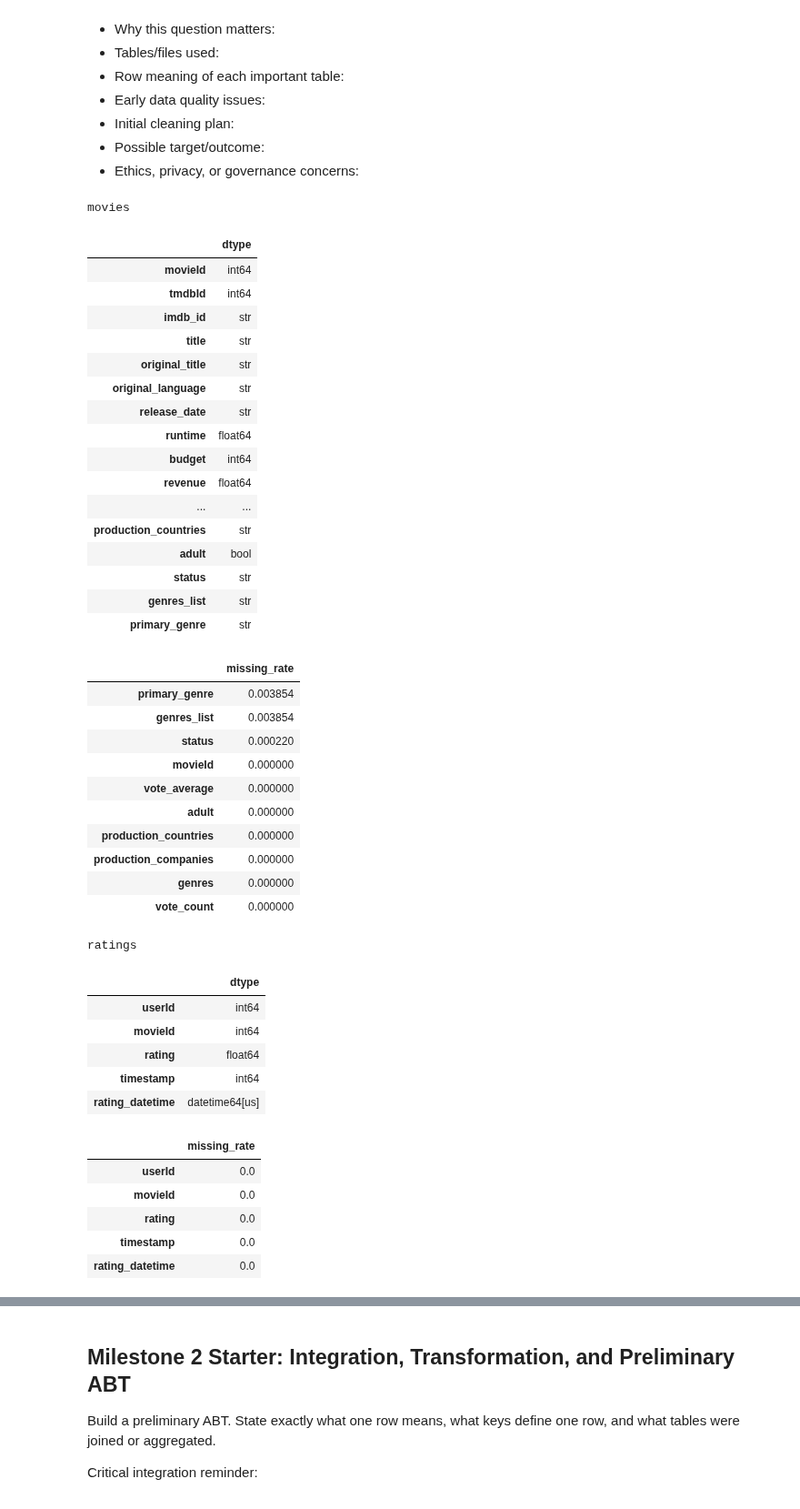
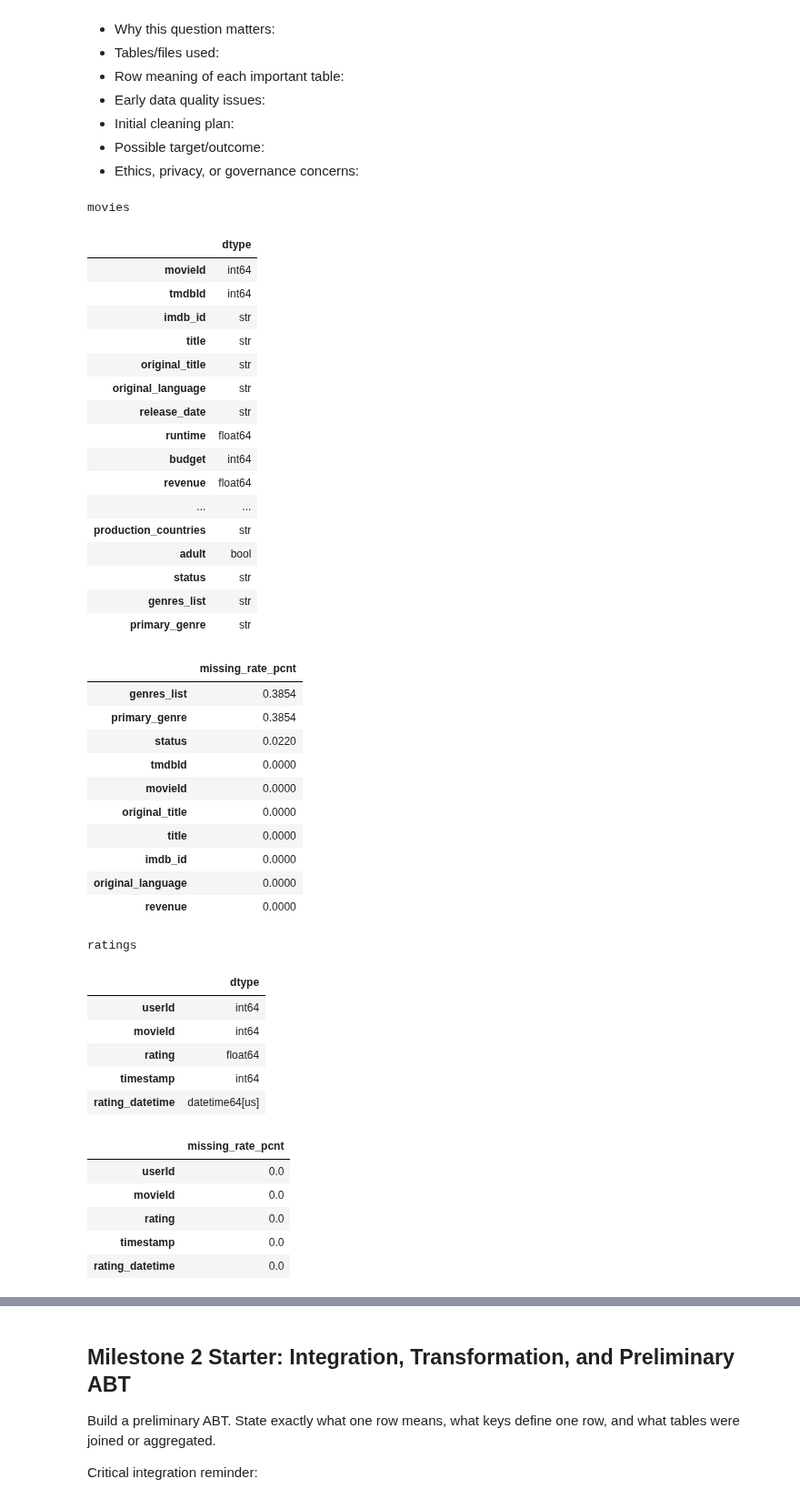
Before and after one commit to ovallemark/ban6003-project-option-1-movies, a Jupyter notebook: notebooks/movies_project_starter.ipynb, the cells around one changed output, grey strips where cells are left out. Shown at 91% size. Saved outputs shown, nothing was run; the diff lists cells and outputs as text; code cells hidden in the pictures.

Commit message:
Complete initial data profiling

```diff
--- a/notebooks/movies_project_starter.ipynb
+++ b/notebooks/movies_project_starter.ipynb
@@ -51,8 +67,22 @@ tables = {
     'ratings': ratings,
     'links': links,
     'credits': credits,
-    'keywords': keywords,
+    'keywords': keywords
 }
+
+#movies = pd.read_csv(DATA_DIR / 'movies_metadata.csv')
+#ratings = pd.read_csv(DATA_DIR / 'ratings.csv', parse_dates=['rating_datetime'])
+#links = pd.read_csv(DATA_DIR / 'links.csv')
+#credits = pd.read_csv(DATA_DIR / 'credits_curated.csv')
+#keywords = pd.read_csv(DATA_DIR / 'keywords_curated.csv')
+
+#tables = {
+#    'movies': movies,
+#    'ratings': ratings,
+#    'links': links,
+#    'credits': credits,
+#    'keywords': keywords,
+#}
 # %% [markdown]
 ## Basic Data Profile
 
@@ -95,9 +128,20 @@ for name, df in tables.items():
         'rows': len(df),
         'columns': df.shape[1],
         'duplicate_rows': int(df.duplicated().sum()),
-        'missing_cells': int(df.isna().sum().sum()),
+        'missing_cells': int(df.isna().sum().sum())
     })
 pd.DataFrame(profile_rows)
+
+#profile_rows = []
+#for name, df in tables.items():
+#    profile_rows.append({
+#        'table': name,
+#        'rows': len(df),
+#        'columns': df.shape[1],
+#        'duplicate_rows': int(df.duplicated().sum()),
+#        'missing_cells': int(df.isna().sum().sum()),
+#    })
+#pd.DataFrame(profile_rows)
 # %% [output]
 |  | table | rows | columns | duplicate_rows | missing_cells |
 | 0 | movies | 9082 | 21 | 0 | 72 |
@@ -166,39 +229,44 @@ Use this cell to draft the narrative required by the Canvas Milestone 1 page.
 # %%
 # Milestone 1 starter checks
 for name, df in tables.items():
     print(f'\n{name}')
     display(df.dtypes.to_frame('dtype').head(20))
-    display(df.isna().mean().sort_values(ascending=False).head(10).to_frame('missing_rate'))
+    display((df.isna().mean()*100).round(4).sort_values(ascending=False).head(10).to_frame('missing_rate_pcnt'))
+
+#for name, df in tables.items():
+#    print(f'\n{name}')
+#    display(df.dtypes.to_frame('dtype').head(20))
+#    display(df.isna().mean().sort_values(ascending=False).head(10).to_frame('missing_rate'))
 # %% [output]
 movies
 |  | dtype |
 | movieId | int64 |
 | tmdbId | int64 |
 | imdb_id | str |
 | title | str |
 | original_title | str |
 | original_language | str |
 | release_date | str |
 | runtime | float64 |
 | budget | int64 |
 | revenue | float64 |
 | ... | ... |
 | production_countries | str |
 | adult | bool |
 | status | str |
 | genres_list | str |
 | primary_genre | str |
-|  | missing_rate |
-| primary_genre | 0.003854 |
-| genres_list | 0.003854 |
-| status | 0.000220 |
-| movieId | 0.000000 |
-| vote_average | 0.000000 |
-| adult | 0.000000 |
-| production_countries | 0.000000 |
-| production_companies | 0.000000 |
-| genres | 0.000000 |
-| vote_count | 0.000000 |
+|  | missing_rate_pcnt |
+| genres_list | 0.3854 |
+| primary_genre | 0.3854 |
+| status | 0.0220 |
+| tmdbId | 0.0000 |
+| movieId | 0.0000 |
+| original_title | 0.0000 |
+| title | 0.0000 |
+| imdb_id | 0.0000 |
+| original_language | 0.0000 |
+| revenue | 0.0000 |
 ratings
 |  | dtype |
 | userId | int64 |
@@ -206,7 +274,7 @@ ratings
 | rating | float64 |
 | timestamp | int64 |
 | rating_datetime | datetime64[us] |
-|  | missing_rate |
+|  | missing_rate_pcnt |
 | userId | 0.0 |
 | movieId | 0.0 |
 | rating | 0.0 |
```
Also changed, not shown: parts of 4 cells of this notebook.
